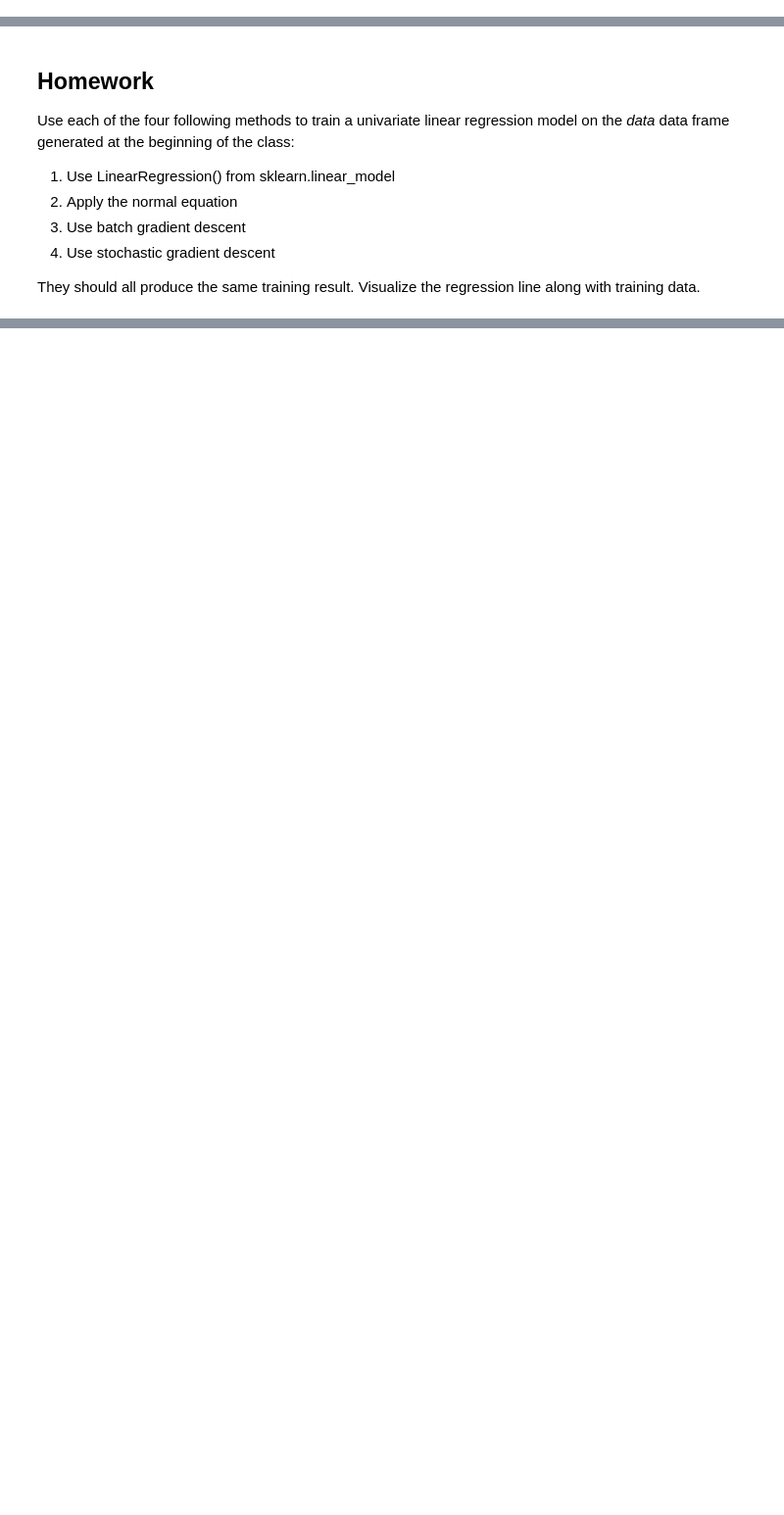
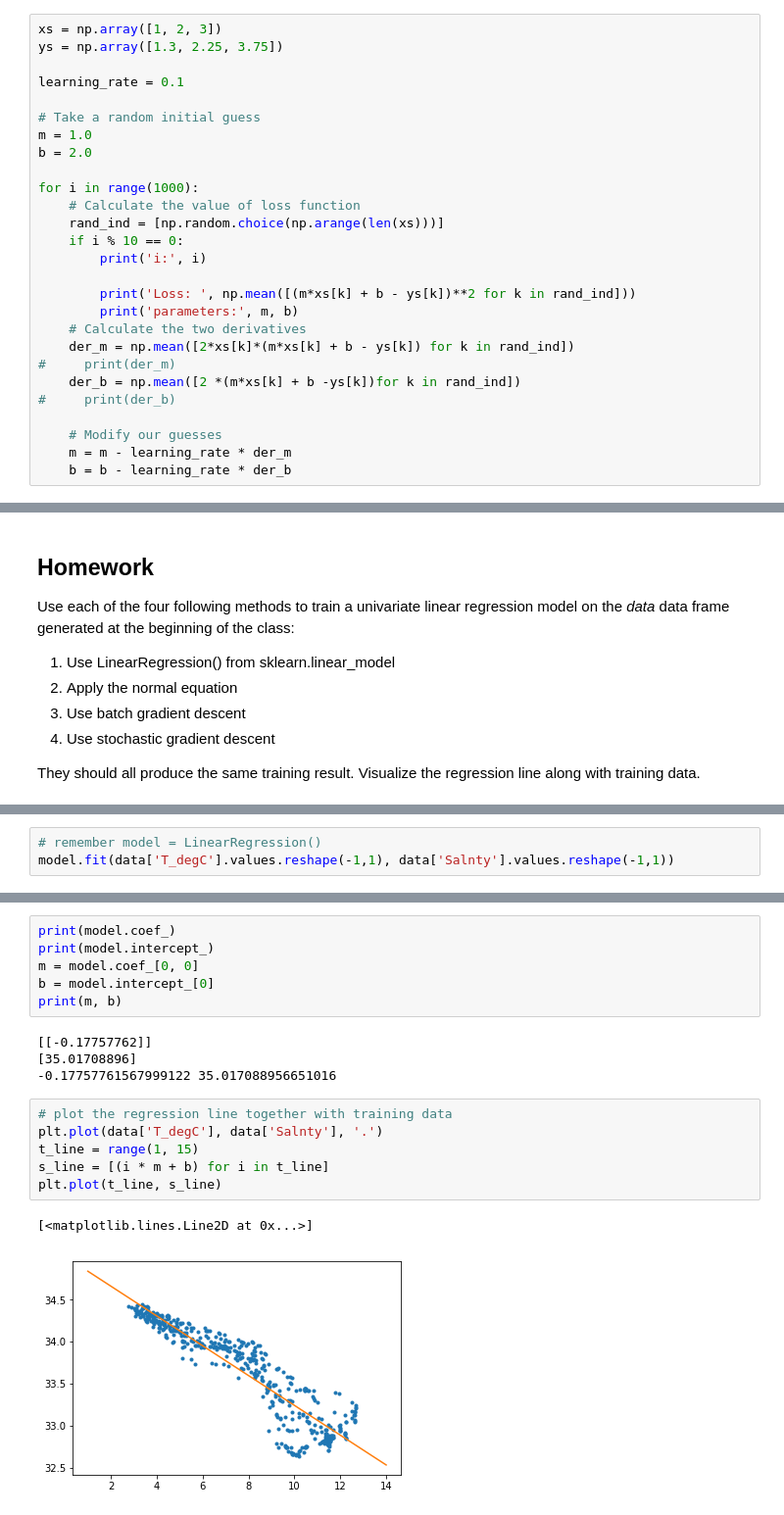
Before and after one commit to asgharm1999/Machine-Learning, a Jupyter notebook: Week 4.ipynb, the cells around one changed output, grey strips where cells are left out. Shown: that part at 98% size. Saved outputs shown, nothing was run; the diff lists cells and outputs as text; blank space fills up the shorter version.

```diff
--- a/Week 4.ipynb
+++ b/Week 4.ipynb
@@ -272,3 +380,30 @@ When the dataset is extremely large (> 1 million samples, each with hundreds of
 2. plot the line after each iteration (use dashed line to represent the initial guess)
 
 3. show the change of parameters on the contour plot.
+# %%
+xs = np.array([1, 2, 3])
+ys = np.array([1.3, 2.25, 3.75])
+
+learning_rate = 0.1
+
+# Take a random initial guess
+m = 1.0
+b = 2.0
+
+for i in range(1000):
+    # Calculate the value of loss function
+    rand_ind = [np.random.choice(np.arange(len(xs)))]
+    if i % 10 == 0:
+        print('i:', i)
+
+        print('Loss: ', np.mean([(m*xs[k] + b - ys[k])**2 for k in rand_ind]))
+        print('parameters:', m, b)
+    # Calculate the two derivatives
+    der_m = np.mean([2*xs[k]*(m*xs[k] + b - ys[k]) for k in rand_ind])
+#     print(der_m)
+    der_b = np.mean([2 *(m*xs[k] + b -ys[k])for k in rand_ind])
+#     print(der_b)
+
+    # Modify our guesses
+    m = m - learning_rate * der_m
+    b = b - learning_rate * der_b
@@ -285,0 +469,3 @@ They should all produce the same training result. Visualize the regression line
+# %%
+# remember model = LinearRegression()
+model.fit(data['T_degC'].values.reshape(-1,1), data['Salnty'].values.reshape(-1,1))
@@ -285,0 +475,19 @@ They should all produce the same training result. Visualize the regression line
+# %%
+print(model.coef_)
+print(model.intercept_)
+m = model.coef_[0, 0]
+b = model.intercept_[0]
+print(m, b)
+# %% [output]
+[[-0.17757762]]
+[35.01708896]
+-0.17757761567999122 35.017088956651016
+# %%
+# plot the regression line together with training data
+plt.plot(data['T_degC'], data['Salnty'], '.')
+t_line = range(1, 15)
+s_line = [(i * m + b) for i in t_line]
+plt.plot(t_line, s_line)
+# %% [output]
+[<matplotlib.lines.Line2D at 0x...>]
+[figure, added]
```
Also changed, not shown: parts of 27 cells of this notebook.
